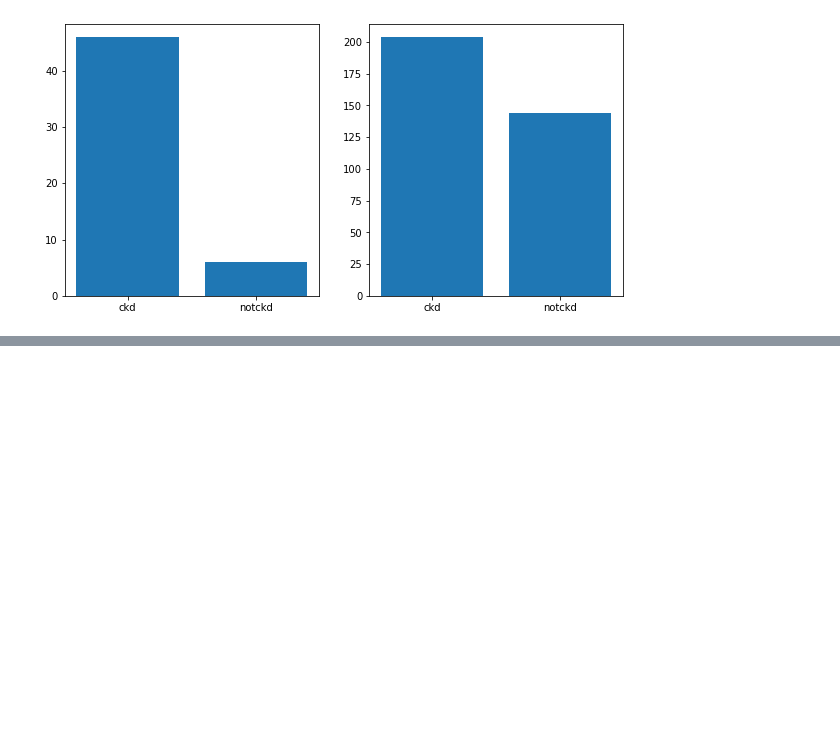
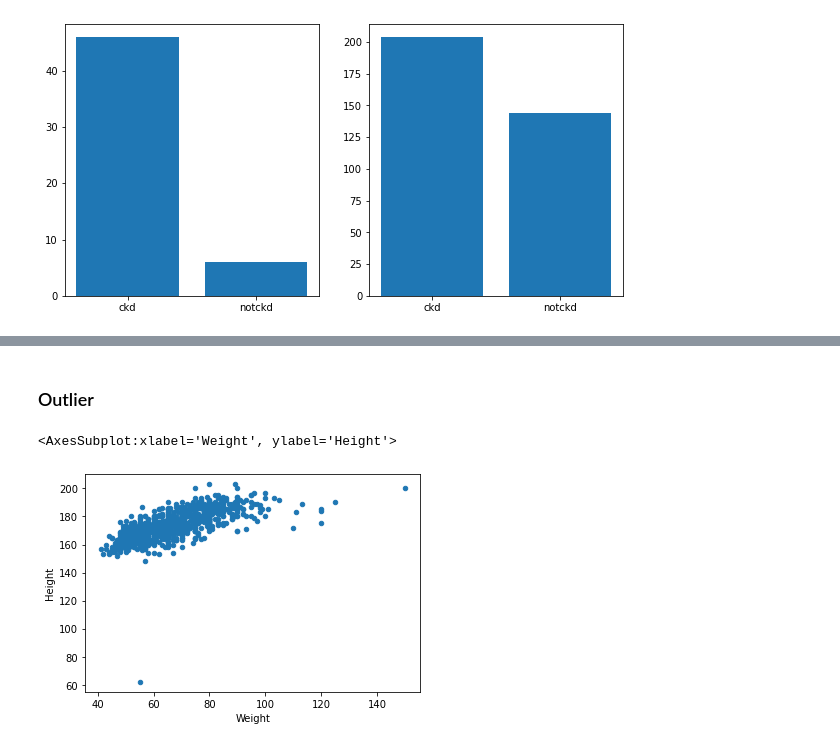
Before and after one commit to yangoos57/dataStudy, a Jupyter notebook: ML/Hands_On_Data_preprocessing_in_python/Part3/ch11.ipynb, the cells around one changed output, grey strips where cells are left out. Drawn from its saved outputs; the diff is of its cells as text; code cells hidden in the pictures; blank space fills up the shorter version.

```diff
--- a/ML/Hands_On_Data_preprocessing_in_python/Part3/ch11.ipynb
+++ b/ML/Hands_On_Data_preprocessing_in_python/Part3/ch11.ipynb
@@ -244,0 +225,9 @@ Name: rc, dtype: int64
+# %% [markdown]
+### Outlier
+# %%
+responses_df = pd.read_csv('data/ch11/responses.csv')
+# %%
+responses_df.plot.scatter(x='Weight', y='Height')
+# %% [output]
+<AxesSubplot:xlabel='Weight', ylabel='Height'>
+[figure, added]
```
Also changed, not shown: parts of 9 cells of this notebook.
